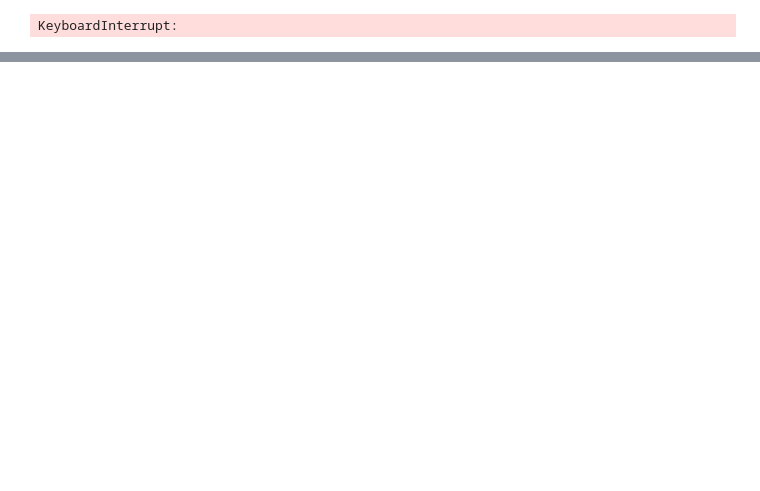
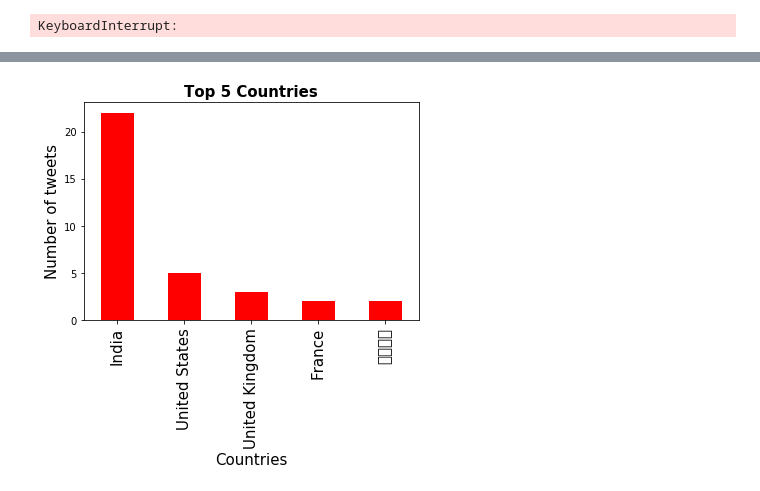
Before and after one commit to shreya-03/Research-project, a Jupyter notebook: extract_tweets.ipynb, the cells around one changed output, grey strips where cells are left out. Saved outputs shown, nothing was run; the diff lists cells and outputs as text; code cells hidden in the pictures; blank space fills up the shorter version.

```diff
--- a/extract_tweets.ipynb
+++ b/extract_tweets.ipynb
@@ -286,10 +312,13 @@ plt.show()
 # %%
-tweets_by_country = tweets['country'].value_counts()
+tweets_by_lang = tweets['country'].value_counts()
 
 fig, ax = plt.subplots()
 ax.tick_params(axis='x', labelsize=15)
 ax.tick_params(axis='y', labelsize=10)
 ax.set_xlabel('Countries', fontsize=15)
 ax.set_ylabel('Number of tweets' , fontsize=15)
-ax.set_title('Top 5 countries', fontsize=15, fontweight='bold')
-tweets_by_country[:5].plot(ax=ax, kind='bar', color='blue')
+ax.set_title('Top 5 Countries', fontsize=15, fontweight='bold')
+tweets_by_lang[:5].plot(ax=ax, kind='bar', color='red')
+plt.show()
+# %% [output]
+[figure, added]
```
Also changed, not shown: parts of 6 cells of this notebook.
